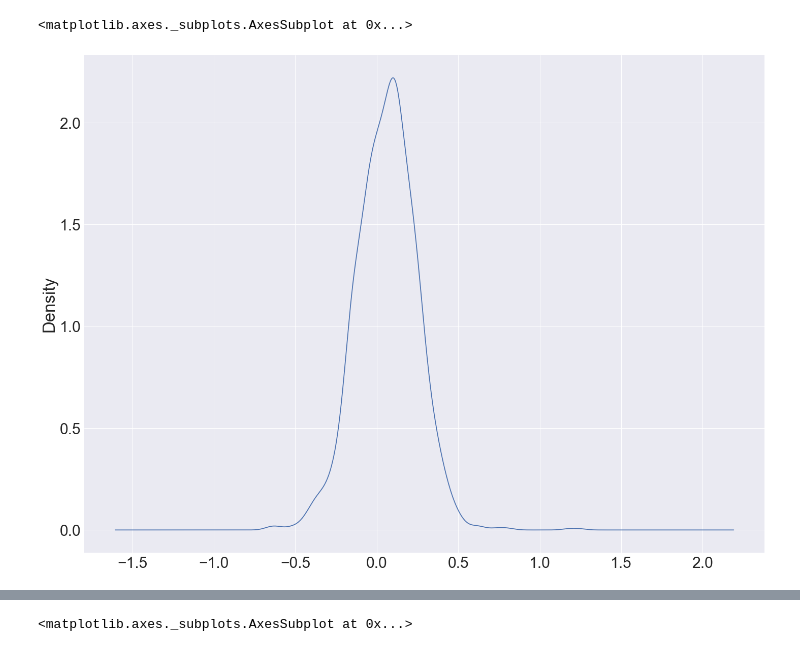
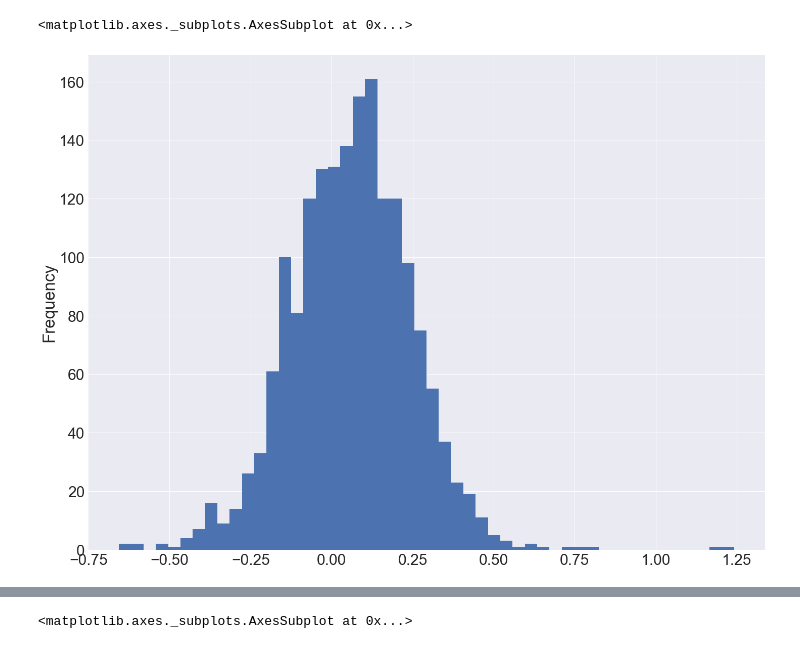
Before and after one commit to mrefermat/quant_finance, a Jupyter notebook: S&P500 Real Drawdowns.ipynb, the cells around one changed output, grey strips where cells are left out. Cells and saved outputs as stored; diff of their text form; code cells hidden in the pictures.

```diff
--- a/S&P500 Real Drawdowns.ipynb
+++ b/S&P500 Real Drawdowns.ipynb
@@ -21,5 +58,5 @@ sp=q.get("MULTPL/SP500_REAL_PRICE_MONTH", authtoken=token).Value
 # %%
-sp.pct_change(12).plot(kind='kde')
+sp.pct_change(12).plot(kind='hist',bins=50)
 # %% [output]
 <matplotlib.axes._subplots.AxesSubplot at 0x...>
-[figure, old version]
+[figure, new version]
```
Also changed, not shown: parts of 28 cells of this notebook, 2 other files.
